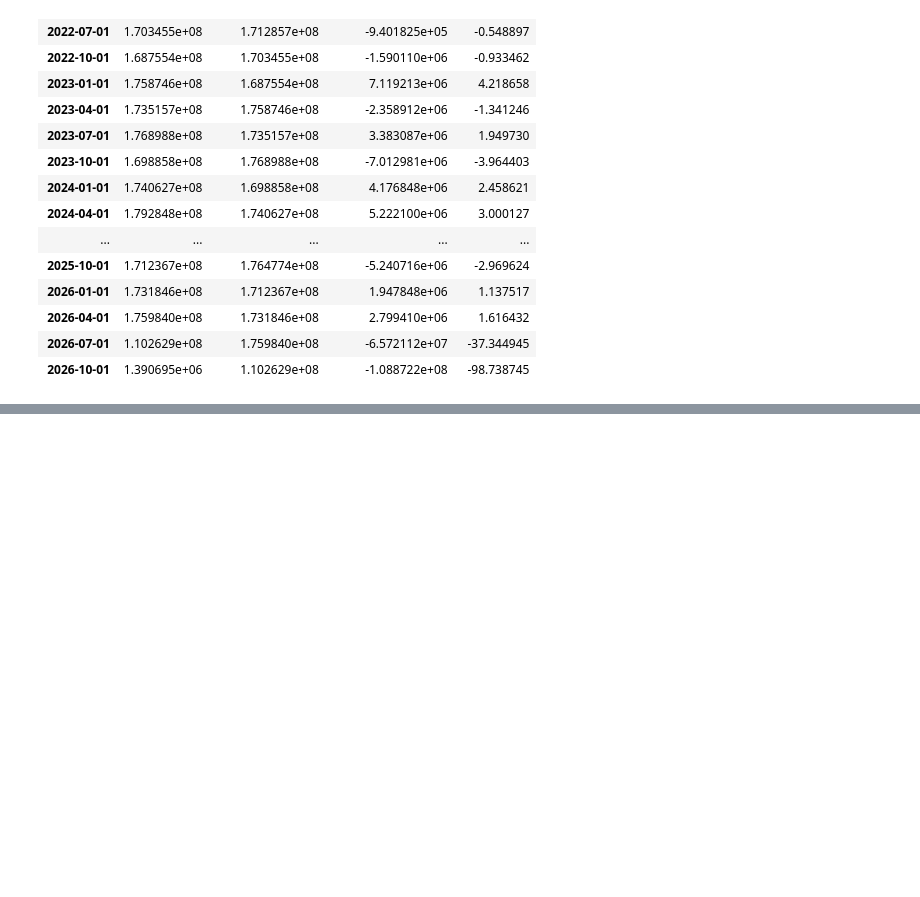
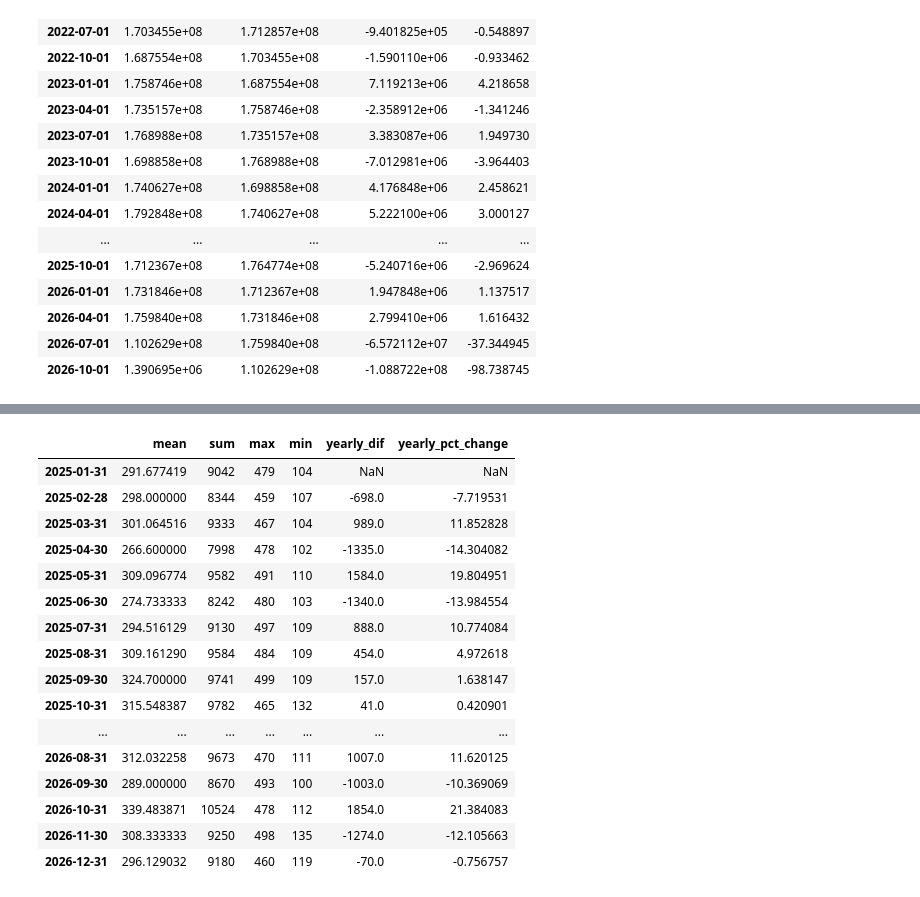
Before and after one commit to piyush8769/messy-ecommerce-analytics-dataset, a Jupyter notebook: practice.ipynb, the cells around one changed output, grey strips where cells are left out. Saved outputs shown, nothing was run; the diff lists cells and outputs as text; code cells hidden in the pictures; blank space fills up the shorter version.

```diff
--- a/practice.ipynb
+++ b/practice.ipynb
@@ -377,0 +431,4 @@ quarterly_sales_df
+# %%
+date=pd.date_range(start='2025-01-01 and', end='2026-12-31', freq='D')
+
+df1=pd.DataFrame({'sales':np.random.randint(100,500,size=len(date))}, index=date)
@@ -377,0 +456,23 @@ quarterly_sales_df
+# %%
+monthly_sum=df1['sales'].resample('ME').agg(['mean','sum','max','min'])
+monthly_sum['yearly_dif'] = monthly_sum['sum'].diff()
+monthly_sum['yearly_pct_change']=monthly_sum['sum'].pct_change()*100
+monthly_sum
+# %% [output]
+|  | mean | sum | max | min | yearly_dif | yearly_pct_change |
+| 2025-01-31 | 291.677419 | 9042 | 479 | 104 | NaN | NaN |
+| 2025-02-28 | 298.000000 | 8344 | 459 | 107 | -698.0 | -7.719531 |
+| 2025-03-31 | 301.064516 | 9333 | 467 | 104 | 989.0 | 11.852828 |
+| 2025-04-30 | 266.600000 | 7998 | 478 | 102 | -1335.0 | -14.304082 |
+| 2025-05-31 | 309.096774 | 9582 | 491 | 110 | 1584.0 | 19.804951 |
+| 2025-06-30 | 274.733333 | 8242 | 480 | 103 | -1340.0 | -13.984554 |
+| 2025-07-31 | 294.516129 | 9130 | 497 | 109 | 888.0 | 10.774084 |
+| 2025-08-31 | 309.161290 | 9584 | 484 | 109 | 454.0 | 4.972618 |
+| 2025-09-30 | 324.700000 | 9741 | 499 | 109 | 157.0 | 1.638147 |
+| 2025-10-31 | 315.548387 | 9782 | 465 | 132 | 41.0 | 0.420901 |
+| ... | ... | ... | ... | ... | ... | ... |
+| 2026-08-31 | 312.032258 | 9673 | 470 | 111 | 1007.0 | 11.620125 |
+| 2026-09-30 | 289.000000 | 8670 | 493 | 100 | -1003.0 | -10.369069 |
+| 2026-10-31 | 339.483871 | 10524 | 478 | 112 | 1854.0 | 21.384083 |
+| 2026-11-30 | 308.333333 | 9250 | 498 | 135 | -1274.0 | -12.105663 |
+| 2026-12-31 | 296.129032 | 9180 | 460 | 119 | -70.0 | -0.756757 |
```
Also changed, not shown: parts of 17 cells of this notebook.
